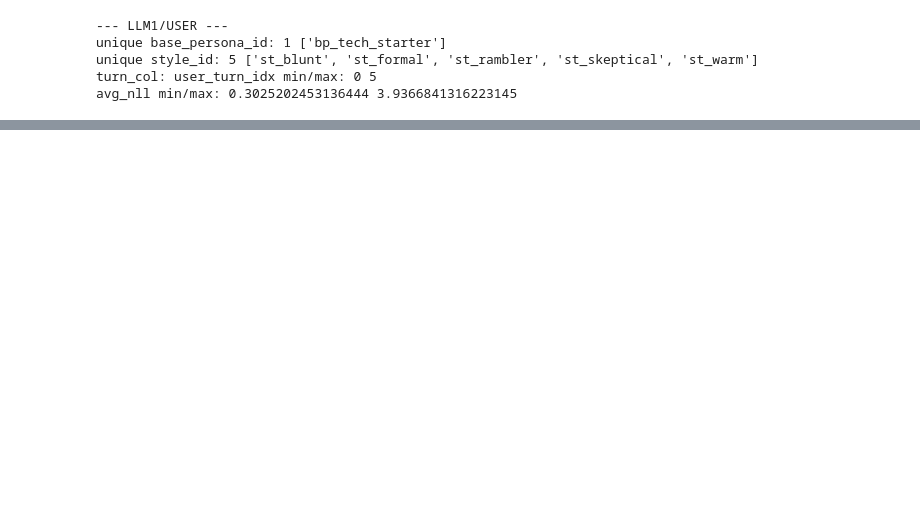
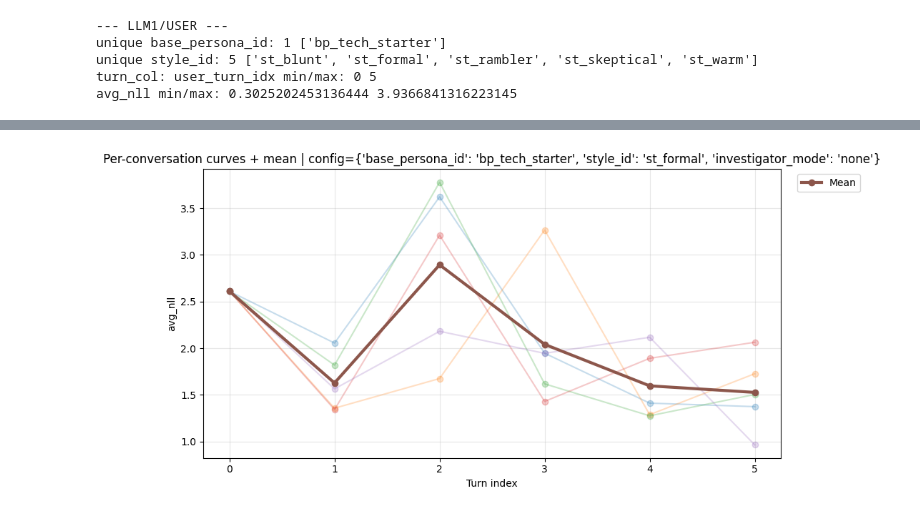
Before and after one commit to emmacristinamora/llm-wm, a Jupyter notebook: llm-vs-llm/notebooks/01_plot_nll_by_turn.ipynb, the cells around one changed output, grey strips where cells are left out. Saved outputs shown, nothing was run; the diff lists cells and outputs as text; code cells hidden in the pictures; blank space fills up the shorter version.

```diff
--- a/llm-vs-llm/notebooks/01_plot_nll_by_turn.ipynb
+++ b/llm-vs-llm/notebooks/01_plot_nll_by_turn.ipynb
@@ -179,0 +384,11 @@ for st in sorted(df_u["style_id"].unique()):
+# %%
+plot_conversation_curves_with_mean(
+    df_u,
+    config_filters={
+        "base_persona_id": "bp_tech_starter",
+        "style_id": "st_formal",
+        "investigator_mode": "none",
+    }
+)
+# %% [output]
+[figure, added]
```
Also changed, not shown: parts of 17 cells of this notebook, 5 other files.
